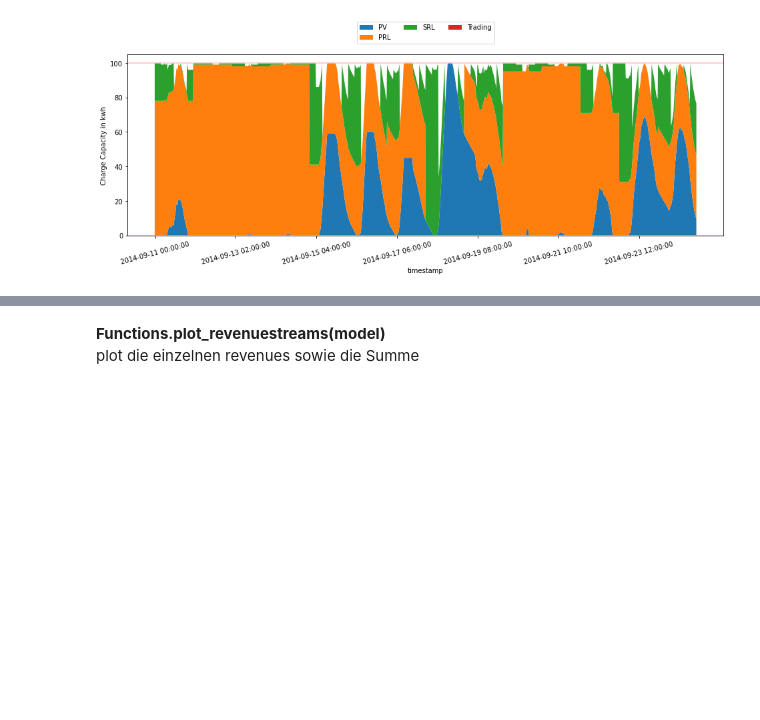
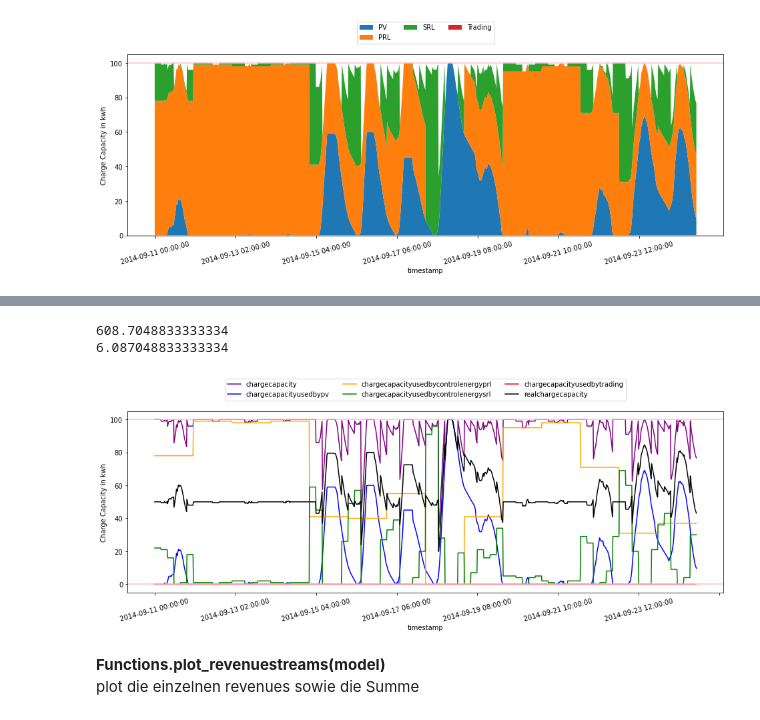
Before and after one commit to remedeiw/remedeiwmaster, a Jupyter notebook: Simulation_Example.ipynb, the cells around one changed output, grey strips where cells are left out. Drawn from its saved outputs; the diff is of its cells as text; code cells hidden in the pictures; blank space fills up the shorter version.

```diff
--- a/Simulation_Example.ipynb
+++ b/Simulation_Example.ipynb
@@ -217,3 +229,9 @@ func.plot_chargecapacity(model)
+# %%
+func.plot_realchargestate(model, SRLFaktor=0.5, includetrading =True)
+# %% [output]
+608.7048833333334
+6.087048833333334
+[figure, added]
 # %% [markdown]
 **Functions.plot_revenuestreams(model)**
 plot die einzelnen revenues sowie die Summe
```
Also changed, not shown: parts of 8 cells of this notebook, 2 other files.
